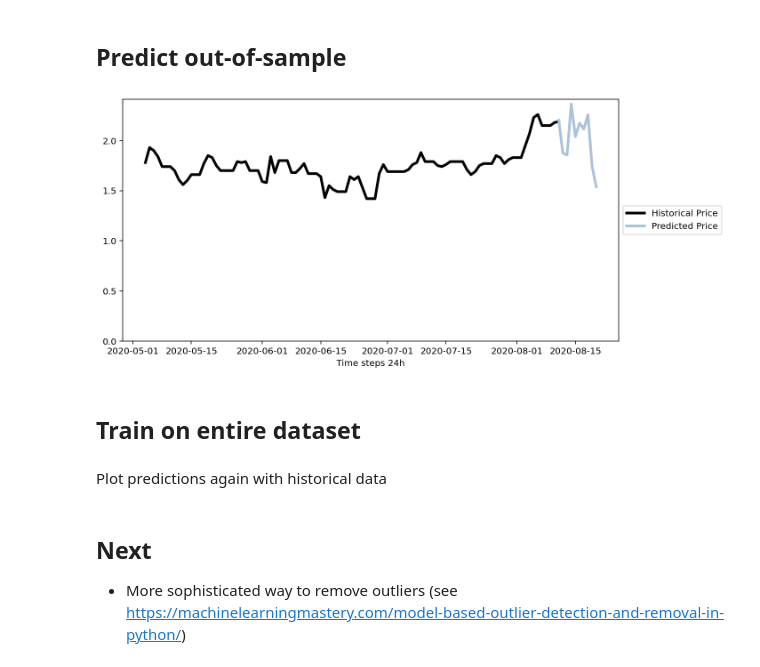
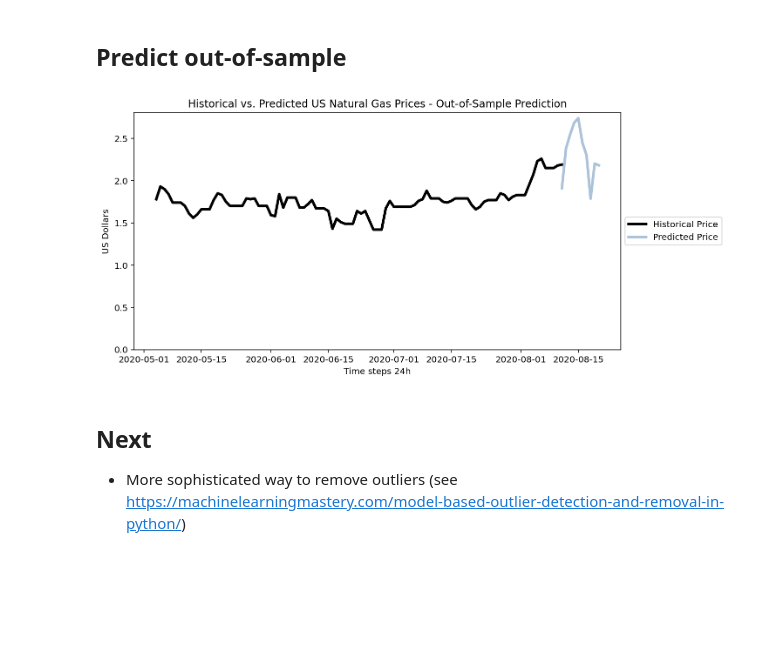
Before and after one commit to michhar/forecasting-with-deep-learning, a Jupyter notebook: Forecasting with LSTM Encoder-Decoder in Keras.ipynb, the cells around one changed output. Cells and saved outputs as stored; diff of their text form; code cells hidden in the pictures; blank space fills up the shorter version.

Commit message:
Entire dataset for final pred and show in-sample

```diff
--- a/Forecasting with LSTM Encoder-Decoder in Keras.ipynb
+++ b/Forecasting with LSTM Encoder-Decoder in Keras.ipynb
@@ -732,0 +736,4 @@ Mean RMSE of 0.0402 +/- 0.0041
+# %%
+# Instantiate and train the model on all data
+model_all = create_model(n_steps_in, n_steps_out, n_features, learning_rate=0.0001)
+model_all, run_time, weightsfile = train(model_all, X, y, batch_size=16, nepochs=15)
@@ -746,34 +823,34 @@ data_recent_transformed = scaler.transform(data_recent)
 n_features = data_recent_transformed.shape[1]
 X_past = data_recent_transformed.reshape((1, n_steps_in, n_features))
 
 # Predict
-forecast = model.predict(X_past)
+forecast = model_all.predict(X_past)
 
 # Scale back up and convert to DF
 forecast = forecast.reshape((n_steps_out, n_features))
 forecast = scaler.inverse_transform(forecast)
 future_dates = pd.date_range(df_target.index[-1], periods=n_steps_out, freq='D')
 forecast = pd.DataFrame(forecast, columns=df_target.columns, index=future_dates).iloc[:,:1]
 
 # Plot
 historical = df_target.iloc[-100:, :1] # get x steps back of historical data
 colors = list(mcolors.XKCD_COLORS)
 for i in range(forecast.shape[1]):
     fig = plt.figure(figsize=(10,5))
 
     # Plot df_agg historical data
     plt.plot(historical.iloc[:,i], label="Historical "+historical.columns[i], linewidth=3, color="black")
 
     # Plot the prediction
     plt.plot(forecast.iloc[:,i], label="Predicted "+forecast.columns[i], linewidth=3, color=colors[i])
 
     # Label and legend
     plt.xlabel('Time steps {}'.format(aggregate_time))
+    plt.ylabel('US Dollars')
+    plt.title('Historical vs. Predicted US Natural Gas Prices - Out-of-Sample Prediction')
     min_val = min(forecast.iloc[:,i])
     plt.ylim(bottom=min(0.0, min_val - min_val*0.1))
     plt.legend(loc='center left', bbox_to_anchor=(1, 0.5))
     plt.show()
 # %% [output]
-[figure, old version]
+[figure, new version]
-# %% [markdown]
-## Train on entire dataset
@@ -784,5 +857,3 @@ for i in range(forecast.shape[1]):
-# %% [markdown]
-Plot predictions again with historical data
 # %% [markdown]
 ## Next
 
```
Also changed, not shown: parts of 17 cells of this notebook, 5 other files.
